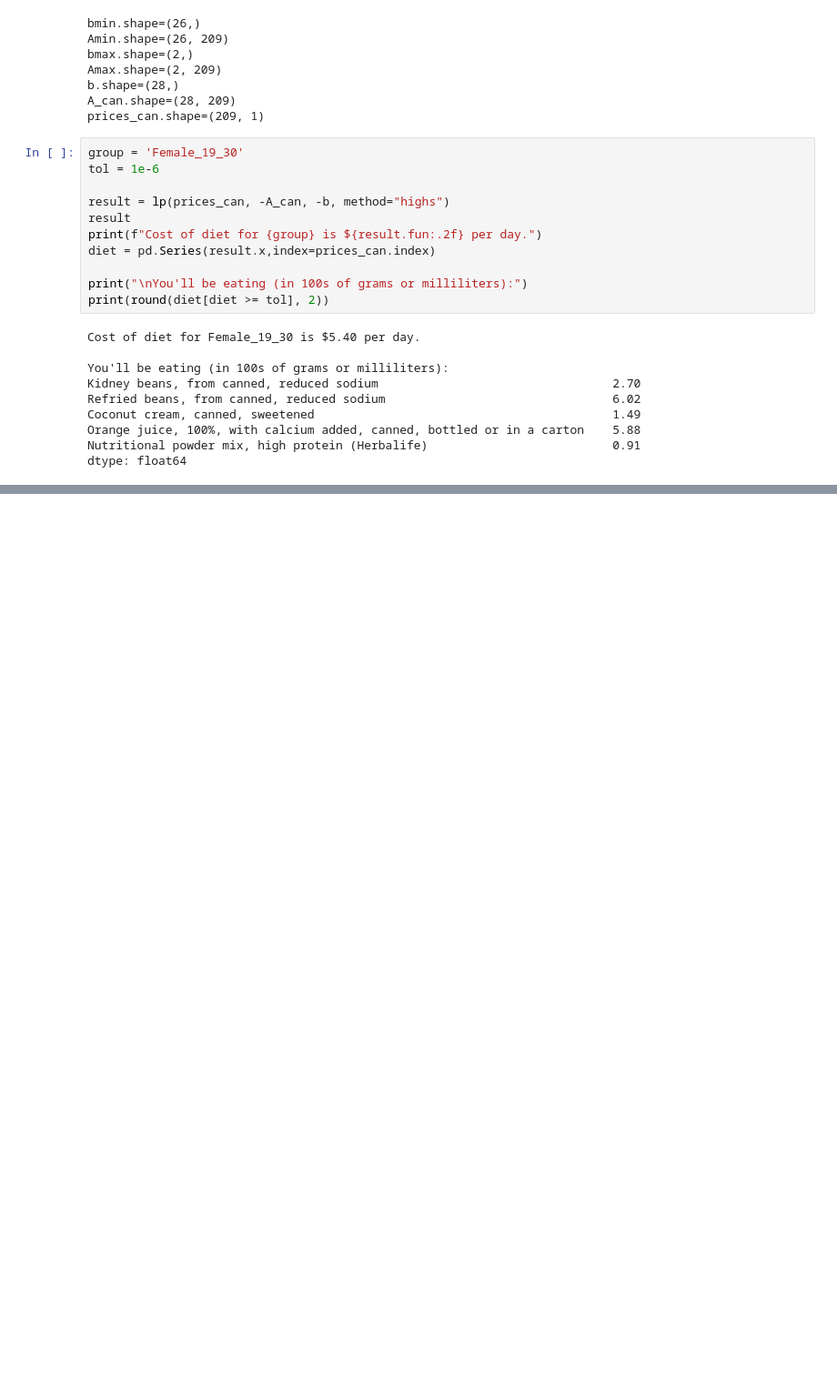
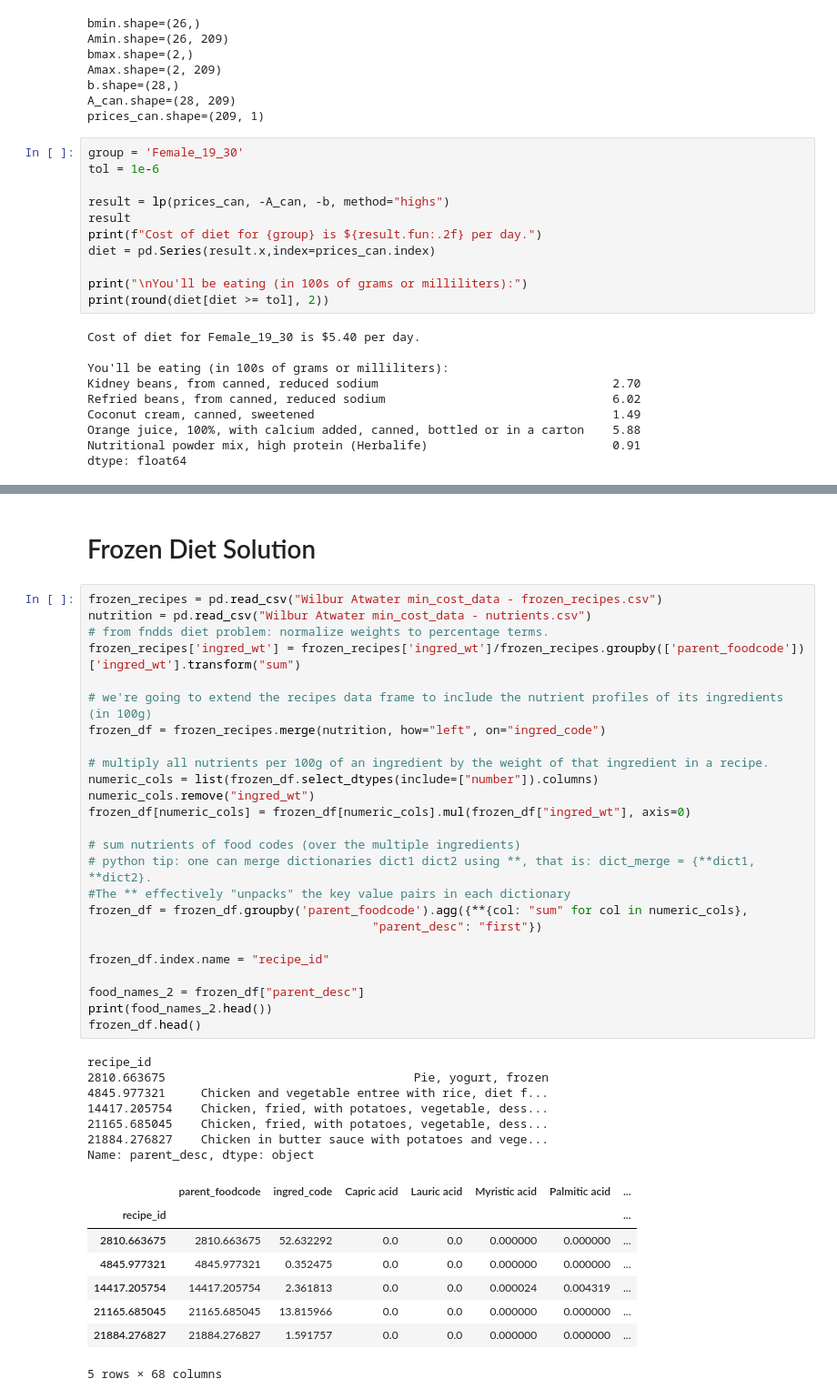
Before and after one commit to panda41983/Project2_EEP153, a Jupyter notebook: Project2.ipynb, the cells around one changed output, grey strips where cells are left out. Shown at 91% size. Drawn from its saved outputs; the diff is of its cells as text; blank space fills up the shorter version.

Commit message:
added leona's frozen solution

```diff
--- a/Project2.ipynb
+++ b/Project2.ipynb
@@ -654,0 +662,43 @@ Energy              -2000.0          3100.0
+# %% [markdown]
+# Frozen Diet Solution
+# %%
+frozen_recipes = pd.read_csv("Wilbur Atwater min_cost_data - frozen_recipes.csv")
+nutrition = pd.read_csv("Wilbur Atwater min_cost_data - nutrients.csv")
+# from fndds diet problem: normalize weights to percentage terms.
+frozen_recipes['ingred_wt'] = frozen_recipes['ingred_wt']/frozen_recipes.groupby(['parent_foodcode'])['ingred_wt'].transform("sum")
+
+# we're going to extend the recipes data frame to include the nutrient profiles of its ingredients (in 100g)
+frozen_df = frozen_recipes.merge(nutrition, how="left", on="ingred_code")
+
+# multiply all nutrients per 100g of an ingredient by the weight of that ingredient in a recipe.
+numeric_cols = list(frozen_df.select_dtypes(include=["number"]).columns)
+numeric_cols.remove("ingred_wt")
+frozen_df[numeric_cols] = frozen_df[numeric_cols].mul(frozen_df["ingred_wt"], axis=0)
+
+# sum nutrients of food codes (over the multiple ingredients)
+# python tip: one can merge dictionaries dict1 dict2 using **, that is: dict_merge = {**dict1, **dict2}.
+#The ** effectively "unpacks" the key value pairs in each dictionary
+frozen_df = frozen_df.groupby('parent_foodcode').agg({**{col: "sum" for col in numeric_cols},
+                                        "parent_desc": "first"})
+
+frozen_df.index.name = "recipe_id"
+
+food_names_2 = frozen_df["parent_desc"]
+print(food_names_2.head())
+frozen_df.head()
+# %% [output]
+recipe_id
+2810.663675                                   Pie, yogurt, frozen
+4845.977321     Chicken and vegetable entree with rice, diet f...
+14417.205754    Chicken, fried, with potatoes, vegetable, dess...
+21165.685045    Chicken, fried, with potatoes, vegetable, dess...
+21884.276827    Chicken in butter sauce with potatoes and vege...
+Name: parent_desc, dtype: object
+|  | parent_foodcode | ingred_code | Capric acid | Lauric acid | Myristic acid | Palmitic acid | ... |
+| recipe_id |  |  |  |  |  |  | ... |
+| 2810.663675 | 2810.663675 | 52.632292 | 0.0 | 0.0 | 0.000000 | 0.000000 | ... |
+| 4845.977321 | 4845.977321 | 0.352475 | 0.0 | 0.0 | 0.000000 | 0.000000 | ... |
+| 14417.205754 | 14417.205754 | 2.361813 | 0.0 | 0.0 | 0.000024 | 0.004319 | ... |
+| 21165.685045 | 21165.685045 | 13.815966 | 0.0 | 0.0 | 0.000000 | 0.000000 | ... |
+| 21884.276827 | 21884.276827 | 1.591757 | 0.0 | 0.0 | 0.000000 | 0.000000 | ... |
+5 rows × 68 columns
```
Also changed, not shown: parts of 7 cells of this notebook.
